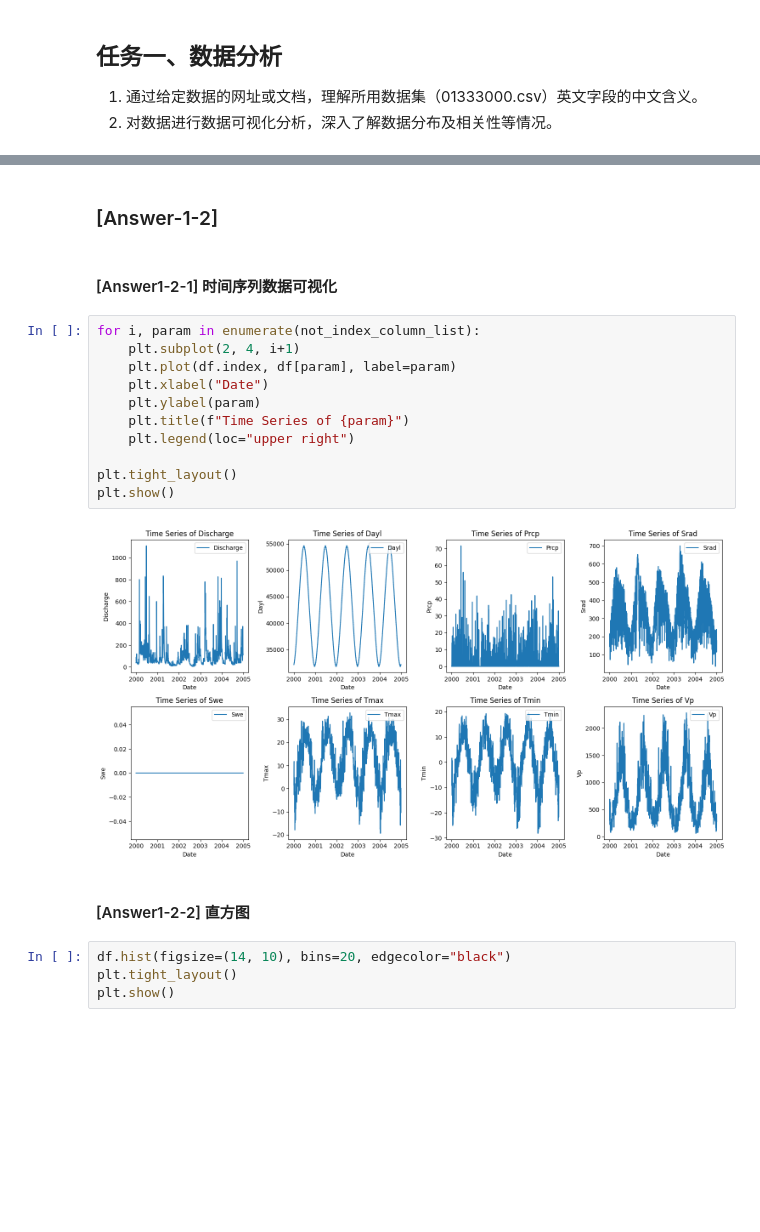
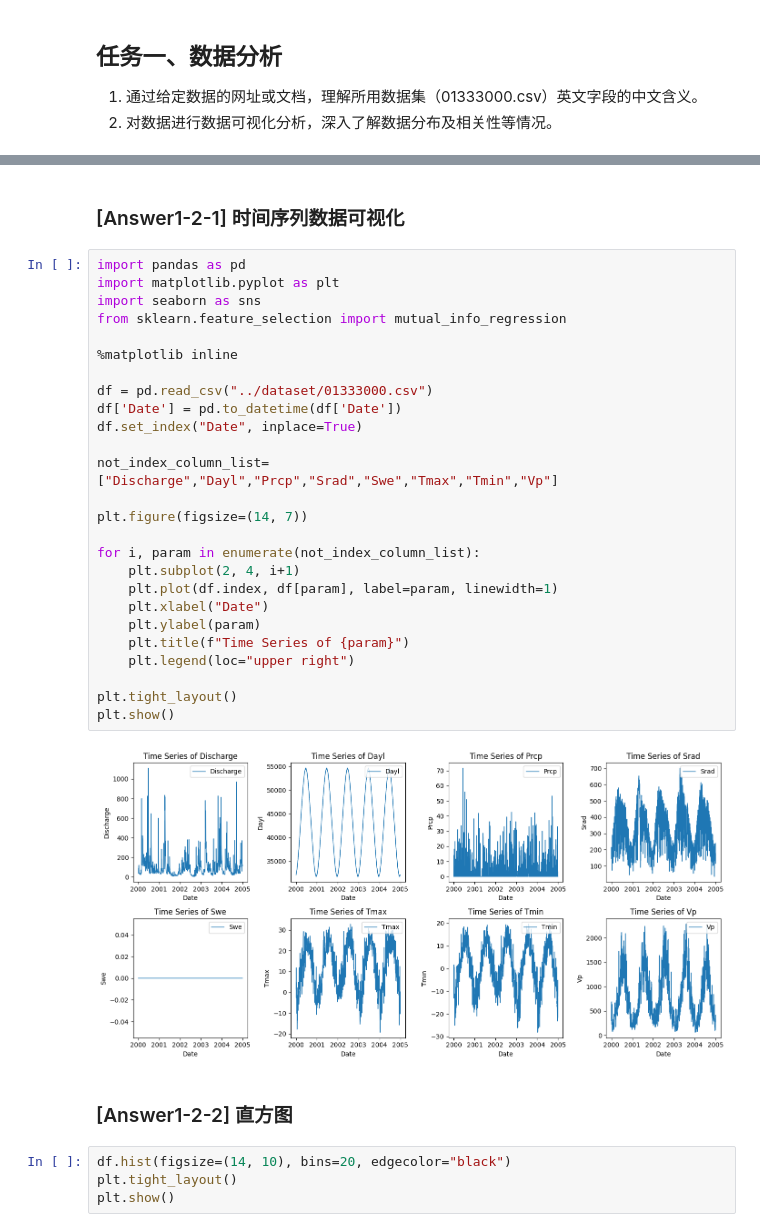
Before and after one commit to sslime336/RunoffPrediction, a Jupyter notebook: src/main.ipynb, the cells around one changed output, grey strips where cells are left out. Saved outputs shown, nothing was run; the diff lists cells and outputs as text; blank space fills up the shorter version.

```diff
--- a/src/main.ipynb
+++ b/src/main.ipynb
@@ -121,22 +85,35 @@ Success
-# %% [markdown]
-### [Answer-1-2]
 # %% [markdown]
-#### [Answer1-2-1] 时间序列数据可视化
+### [Answer1-2-1] 时间序列数据可视化
 # %%
+import pandas as pd
+import matplotlib.pyplot as plt
+import seaborn as sns
+from sklearn.feature_selection import mutual_info_regression
+
+%matplotlib inline
+
+df = pd.read_csv("../dataset/01333000.csv")
+df['Date'] = pd.to_datetime(df['Date'])
+df.set_index("Date", inplace=True)
+
+not_index_column_list=["Discharge","Dayl","Prcp","Srad","Swe","Tmax","Tmin","Vp"]
+
+plt.figure(figsize=(14, 7))
+
 for i, param in enumerate(not_index_column_list):
     plt.subplot(2, 4, i+1)
-    plt.plot(df.index, df[param], label=param)
+    plt.plot(df.index, df[param], label=param, linewidth=1)
     plt.xlabel("Date")
     plt.ylabel(param)
     plt.title(f"Time Series of {param}")
     plt.legend(loc="upper right")
 
 plt.tight_layout()
 plt.show()
 # %% [output]
-[figure, old version]
+[figure, new version]
 # %% [markdown]
-#### [Answer1-2-2] 直方图
+### [Answer1-2-2] 直方图
 # %%
 df.hist(figsize=(14, 10), bins=20, edgecolor="black")
 plt.tight_layout()
```
Also changed, not shown: parts of 16 cells of this notebook, 1 other file.
